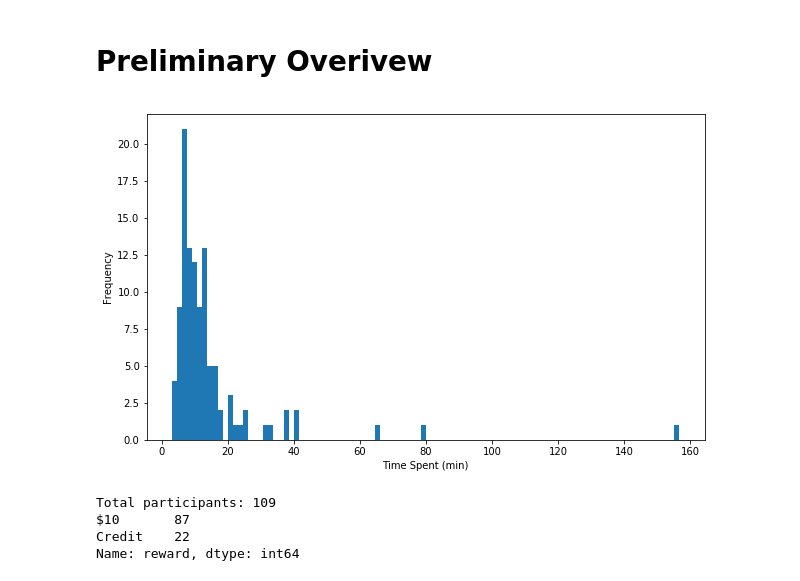
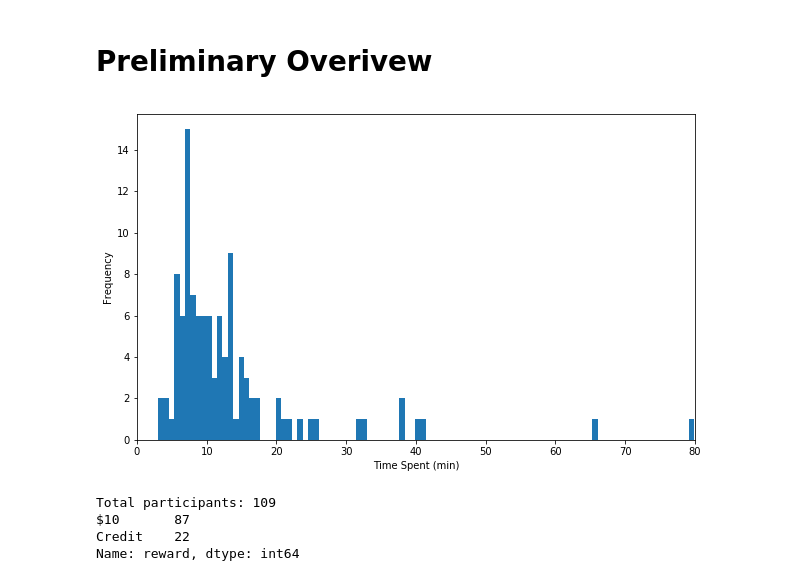
Before and after one commit to kl884/COVID-19-Test-Positive-Rate, a Jupyter notebook: SPMI (not related to COVID-19)/SPMI Survey.ipynb, the cells around one changed output. Drawn from its saved outputs; the diff is of its cells as text; code cells hidden in the pictures.

```diff
--- a/SPMI (not related to COVID-19)/SPMI Survey.ipynb
+++ b/SPMI (not related to COVID-19)/SPMI Survey.ipynb
@@ -602,12 +603,13 @@ else:
 # %%
 # Check if anyone finished the survey in an unbelievably short amount of time
 plt.figure(figsize= (10,6))
-plt.hist(df['duration_min'], bins= 100)
+plt.hist(df['duration_min'], bins= 200)
 plt.xlabel('Time Spent (min)')
 plt.ylabel('Frequency')
+plt.xlim(0, 80)
 plt.show()
 # %% [output]
-[figure, old version]
+[figure, new version]
 # %%
 # Summary of the preliminary demographics
 print('Total participants: %i' % df['reward'].count())
```
Also changed, not shown: parts of 7 cells of this notebook.
